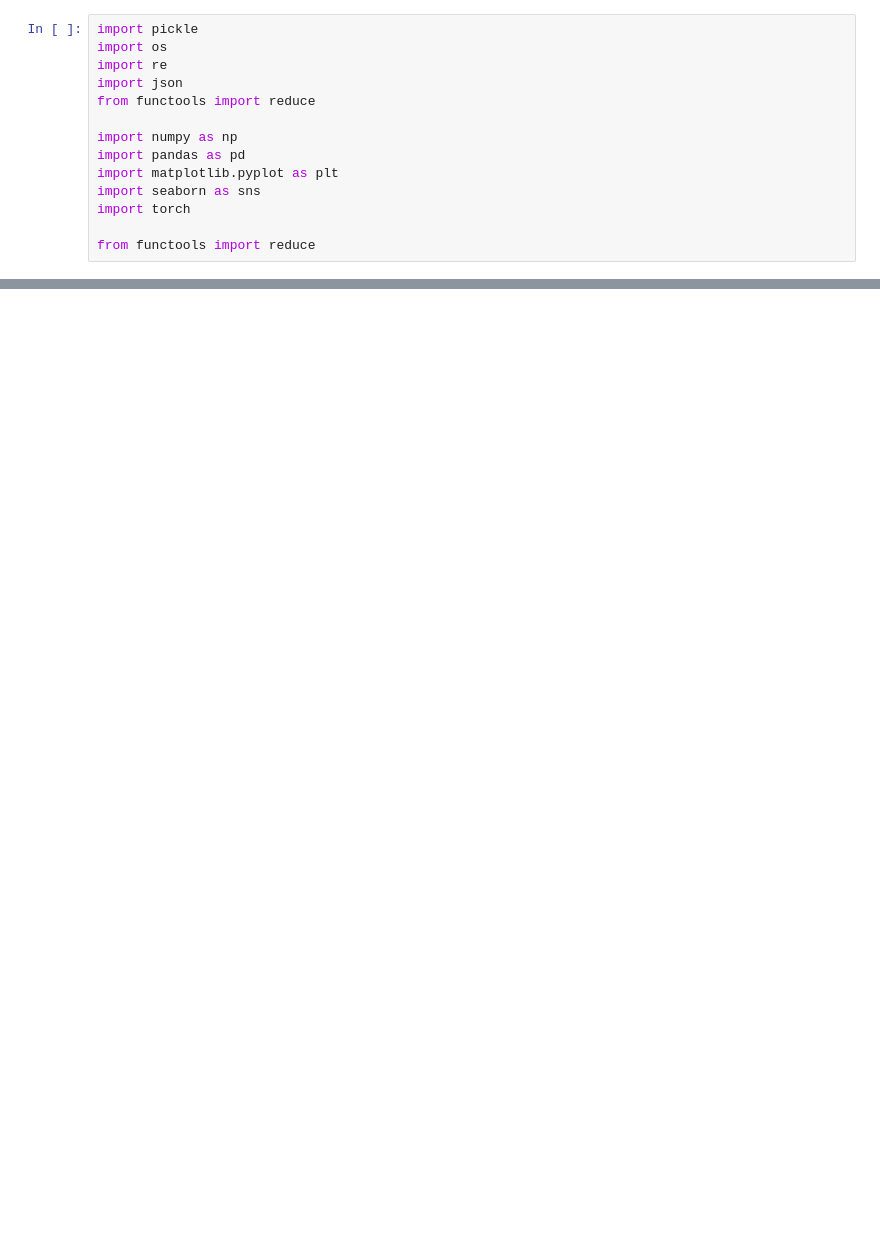
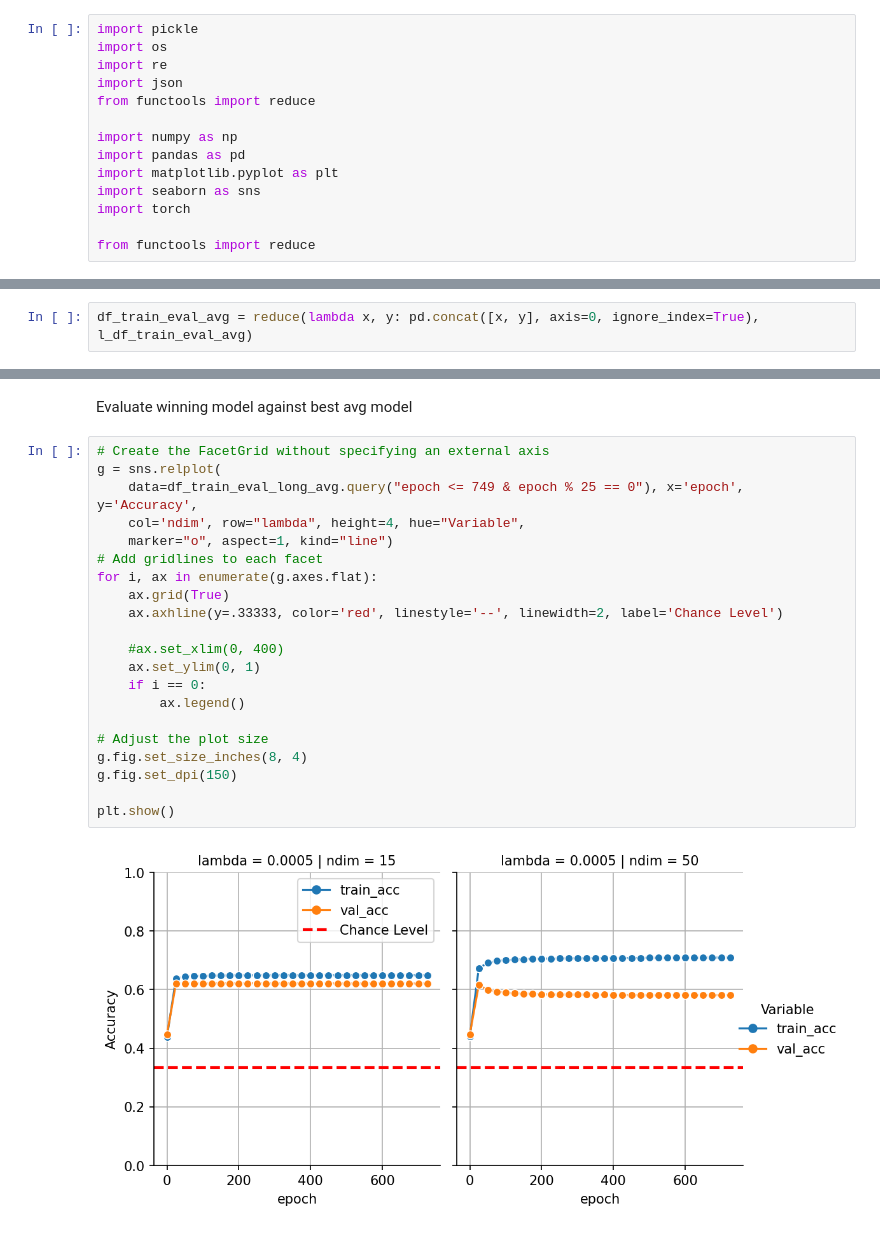
Before and after one commit to MirkoTh/semantic-representations-ID, a Jupyter notebook: analyze-results-joint-model.ipynb, the cells around one changed output, grey strips where cells are left out. Drawn from its saved outputs; the diff is of its cells as text; blank space fills up the shorter version.

```diff
--- a/analyze-results-joint-model.ipynb
+++ b/analyze-results-joint-model.ipynb
@@ -55,0 +237,2 @@ df_train_eval["epoch"] = df_train_eval.groupby(["ndim", "lambda"]).cumcount()
+# %%
+df_train_eval_avg = reduce(lambda x, y: pd.concat([x, y], axis=0, ignore_index=True), l_df_train_eval_avg)
@@ -212,0 +325,25 @@ for args in arg_combinations:
+# %% [markdown]
+Evaluate winning model against best avg model
+# %%
+# Create the FacetGrid without specifying an external axis
+g = sns.relplot(
+    data=df_train_eval_long_avg.query("epoch <= 749 & epoch % 25 == 0"), x='epoch', y='Accuracy',
+    col='ndim', row="lambda", height=4, hue="Variable",
+    marker="o", aspect=1, kind="line")
+# Add gridlines to each facet
+for i, ax in enumerate(g.axes.flat):
+    ax.grid(True)
+    ax.axhline(y=.33333, color='red', linestyle='--', linewidth=2, label='Chance Level')
+
+    #ax.set_xlim(0, 400)
+    ax.set_ylim(0, 1)
+    if i == 0:
+        ax.legend()
+
+# Adjust the plot size
+g.fig.set_size_inches(8, 4)
+g.fig.set_dpi(150)
+
+plt.show()
+# %% [output]
+[figure, added]
```
Also changed, not shown: parts of 49 cells of this notebook, 8 other files.
